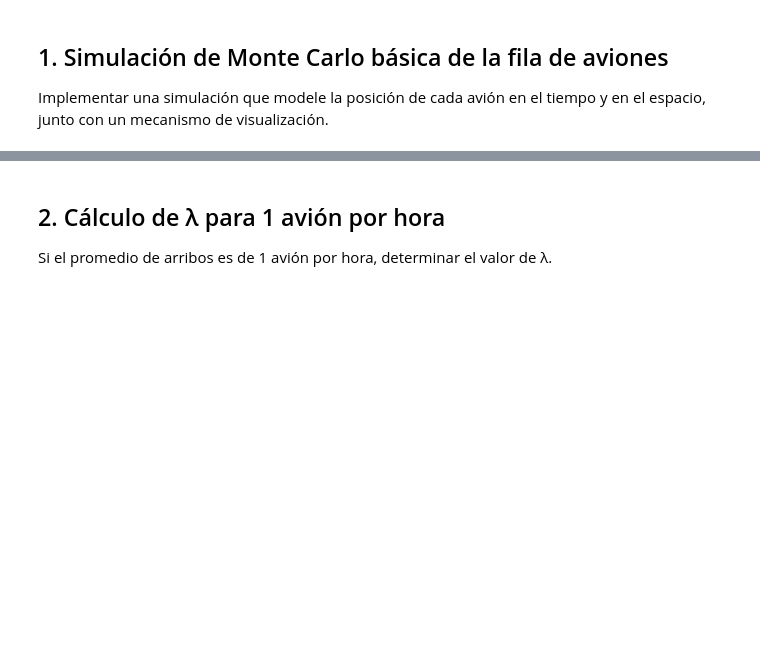
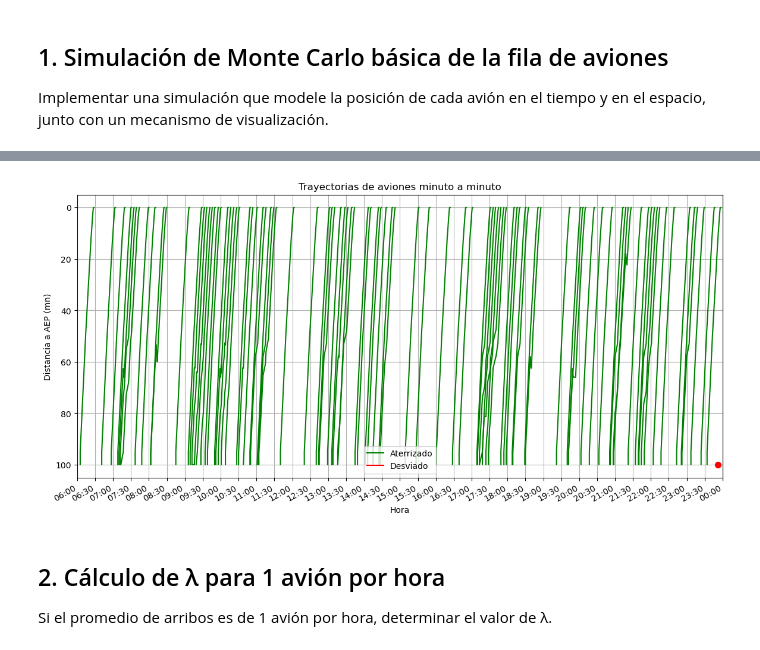
Before and after one commit to ezemaut/ACN-tp1, a Jupyter notebook: tp1.ipynb, the cells around one changed output, grey strips where cells are left out. Drawn from its saved outputs; the diff is of its cells as text; code cells hidden in the pictures; blank space fills up the shorter version.

Commit message:
Faltan arreglar los desvios y agregar tormenta y viento

```diff
--- a/tp1.ipynb
+++ b/tp1.ipynb
@@ -21,26 +21,17 @@ En esta sección se definen:
 De este modo, el resto de las secciones solo necesitan llamar a estas funciones.
 # %%
 # ==========================
-# Imports y parámetros globales
+# Simulación AEP — versión corregida y modular
 # ==========================
 import numpy as np
-import matplotlib.pyplot as plt
 import random
 
 # --------------------------
-# Parámetros básicos
+# Parámetros globales (unidades: distancia en mn, velocidad en nudos, tiempo en minutos)
 # --------------------------
-DISTANCIA_INICIAL = 100    # millas náuticas (mn) desde donde aparece el avión
-VEL_MAX = 250 / 60         # nudos → mn/min (ej: 250 nudos = 250/60 mn/min)
-VEL_MIN = 180 / 60         # nudos → mn/min
-TIEMPO_TOTAL = 24 * 60     # duración de la simulación en minutos (1 día)
-DT = 1                     # paso de simulación en minutos
-
-# Distancia mínima y gaps de seguridad
-SEPARACION_SEGURA = 5      # mn
-GAP_TIEMPO = 10            # minutos (mínimo entre arribos seguros)
-
-# Condiciones especiales
-PROB_INTERRUPCION = 0.1    # día ventoso: 10% de probabilidad
-CIERRE_TORMENTA = 30       # cierre en minutos
-MAX_ATRASO = 90            # minutos, luego se desvía a Montevideo
+DISTANCIA_INICIAL = 100.0    # mn desde donde aparece el avión
+VEL_MARCHA_ATRAS = 200.0     # nudos (velocidad absoluta de marcha atrás)
+GAP_MIN = 4.0                # minutos (mínimo aceptable)
+GAP_BUFFER = 5.0             # minutos (objetivo para buffer)
+GAP_REINSERCION = 10.0       # minutos (gap mínimo para volver a entrar)
+DT = 1                       # paso de simulación en minutos
@@ -196,4 +503,9 @@ def simular(lam, tiempo_total=TIEMPO_TOTAL, condiciones=None, seed=None):
 
 Implementar una simulación que modele la posición de cada avión en el tiempo y en el espacio, junto con un mecanismo de visualización.
 # %%
-# Código: simulación base de arribos y posiciones de los aviones
+res, avs = simular_aeropuerto(lambda_hora=5, duracion_horas=18, seed=42)
+print("Atterrizados:", res["aterrizados"])
+print("Desviados:", res["desviados"])
+print("Episodios de congestión (aprox):", res["congestion"])
+
+# print(res['trayectorias'][10])
@@ -200,5 +530,7 @@ Implementar una simulación que modele la posición de cada avión en el tiempo
 # %%
-# Código: visualización de la cola de aviones en el tiempo/espacio
+visualizar_trayectorias_horas(res)
+# %% [output]
+[figure, added]
 # %% [markdown]
 ## 2. Cálculo de λ para 1 avión por hora
 
```
Also changed, not shown: parts of 11 cells of this notebook, 1 other file.
